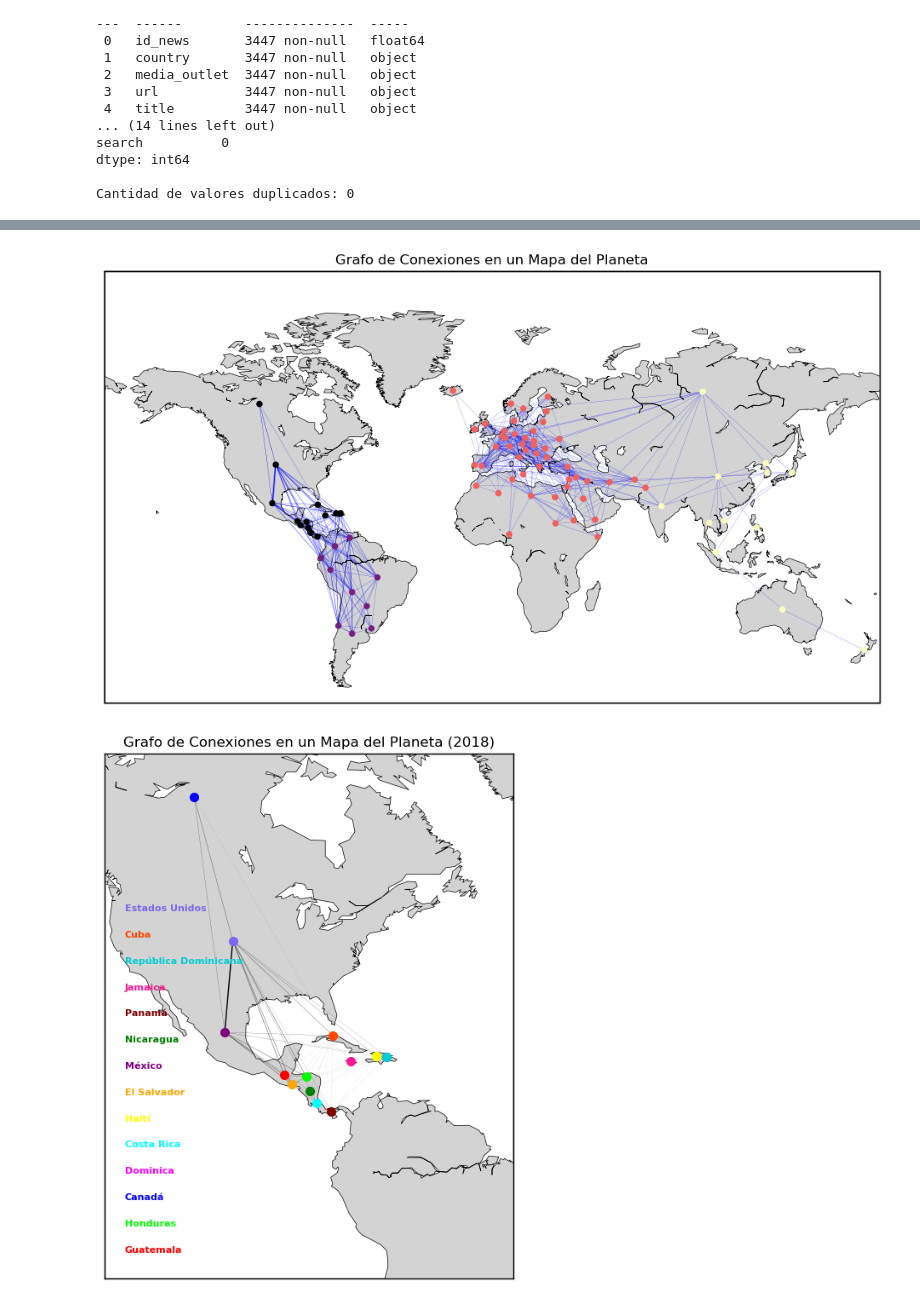
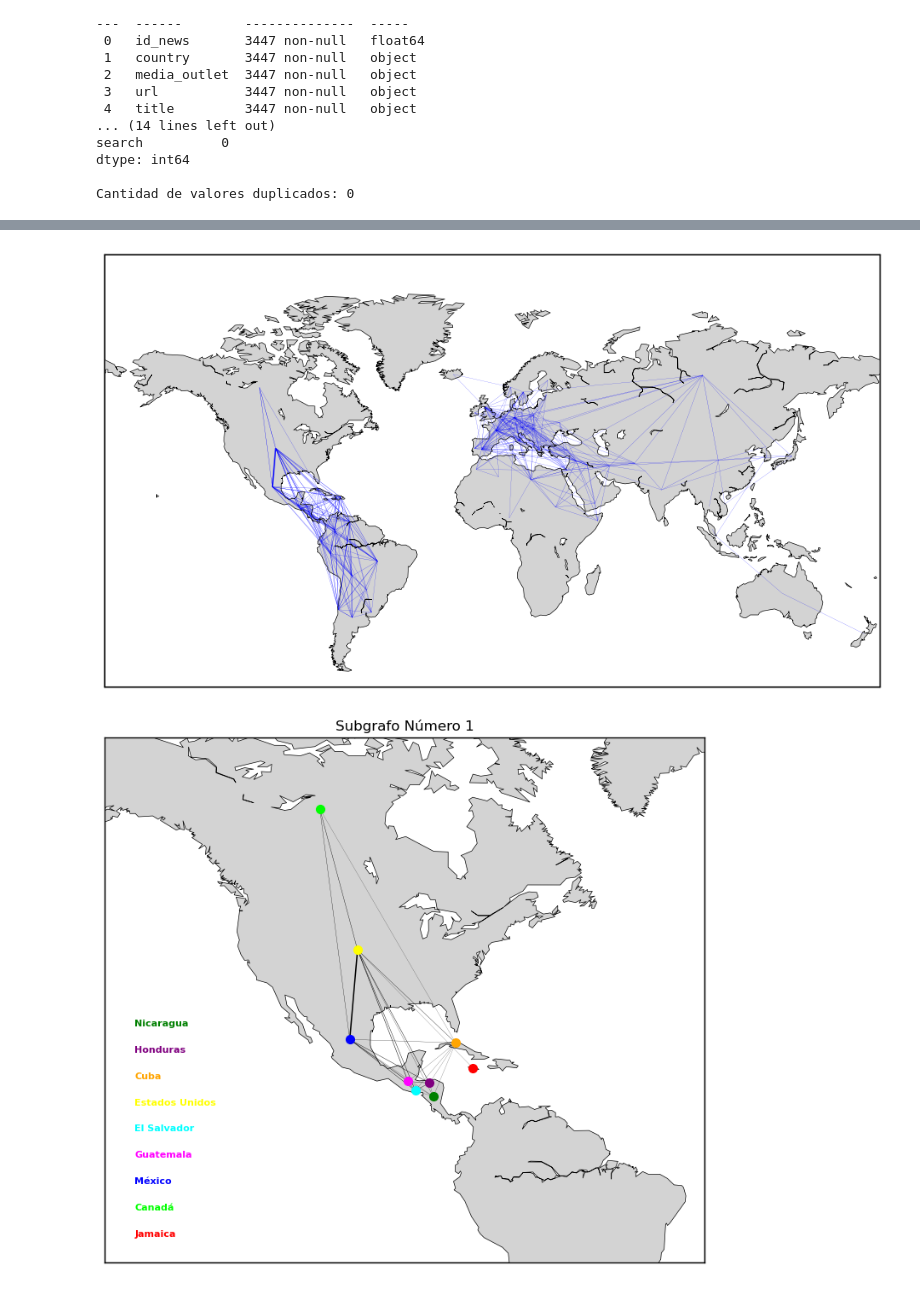
Before and after one commit to cristian-cmyk4/Noticias-de-prensa-Chilenas, a Jupyter notebook: Proyecto_INFO343.ipynb, the cells around one changed output, grey strips where cells are left out. Drawn from its saved outputs; the diff is of its cells as text; code cells hidden in the pictures.

```diff
--- a/Proyecto_INFO343.ipynb
+++ b/Proyecto_INFO343.ipynb
@@ -111,4 +185,12 @@ for elemento1, elemento2, elemento3 in zip(paises_data,gentilicios,gentilicios_p
 # %%
+## Agregamos nuestra lista de países al dataset
 dataset['pais'] = paises_unicos
+
+## Mantenemos las filas que tengas mas de un país en la columnas de los países
 dataset = dataset[dataset['pais'].apply(lambda x: len(x) > 1)]
+
+## Filtramos la fecha desde el 2016 al 2021
+dataset = dataset[(dataset['date'].dt.year >=2016) & (dataset['date'].dt.year<=2021)]
+
+## Creamos un nuevo dataframe que tendrá solo la columna del id de la noticia y los países mencionados
 df_network = dataset[['id_news','pais']]
@@ -149,16 +260,25 @@ Una vez construido el grafo principal, se identificaron los pares de países que
 # %%
+## Creamos un nuevo grafo
 G_map = nx.Graph()
+
+# Guardamos los paises mencionaods
 pais_location = []
+
+#Extramos los pesos del grafo anterior
 weights = nx.get_edge_attributes(G, "weight")
 
-edges = heapq.nlargest(1000, weights.items(), key=lambda x: x[1])
+##Obtenemos las conexiones
+edges = heapq.nlargest(5000, weights.items(), key=lambda x: x[1])
+
+## Caculamos el promedio de los pesos y la media
+prom_weight = np.mean([weight for edge, weight in edges])
+median_weight = np.median([weight for edge, weight in edges])
+
+#Filtramos los países que tengan una distancia menos a 5000kilometros y tengan un peso mayor a 5
 for edge, weight in edges:
     pais1, pais2 = edge
     distancia = geodesic((coordenadas[pais2][0], coordenadas[pais2][1]), (coordenadas[pais1][0], coordenadas[pais1][1])).kilometers
-    #print(f"{pais1} - {pais2}, {weight}, {distancia}")
     if distancia < 5000 and weight>5 :
         G_map.add_edge(pais1, pais2, weight=weight)
         pais_location.append([pais1,pais2])
-    if weight<5:
-        break
 # %%
@@ -200,12 +328,9 @@ for comunidad in comunidades:
     subgrafo = G_map.subgraph(comunidad)
     subgrafos.append(subgrafo)
 # %%
+## Ahora similar al mapa anterior, visualizamos el grafo pero ahora dividiendo las comunidades por colores
+
 fig = plt.figure(figsize=(12, 8))
-
-delta = 20
-#m = Basemap(projection='mill', llcrnrlat=lat_prom-delta, urcrnrlat=lat_prom+delta,
- #           llcrnrlon=lon_prom-delta, urcrnrlon=lon_prom+delta, resolution='c')
-
 m = Basemap(projection='mill', llcrnrlat=-60, urcrnrlat=90, llcrnrlon=-180, urcrnrlon=180, resolution='c')
 m.drawcoastlines(linewidth=0.5)
 m.fillcontinents(color='lightgray', lake_color='white')
@@ -217,18 +342,13 @@ pos = {}
 for country in coordenadas:
     x, y = m(coordenadas[country][1], coordenadas[country][0])
     pos[country] = (x, y)
-    #m.plot(x, y, 'ro', markersize=5)
 
 weights = list(labels.values())
 max_weight = max(weights)
 normalized_weights = [(weight / max_weight)+0.1 for weight in weights]
 
 nx.draw_networkx_edges(G_map, pos, width=normalized_weights, alpha=1, edge_color='b', arrows=False)
-nx.draw_networkx_nodes(G_map, pos, node_color=[grupos[nodo] for nodo in G_map.nodes()], cmap='magma',node_size=20)
-#nx.draw_networkx_labels(G_map, pos, font_size=8, font_weight='bold')
-
-plt.title("Grafo de Conexiones en un Mapa del Planeta")
-plt.show()
+plt.savefig('paises_grafos3.png', dpi=300, bbox_inches='tight')
 # %% [output]
-[figure, old version]
+[figure, new version]
 # %%
@@ -241,55 +362,56 @@ colores = ['#FF0000', '#00FF00', '#0000FF', '#FF00FF', '#00FFFF', '#FFFF00', '#F
            '#4B0082', '#800080', '#8B008B', '#000080', '#00008B', '#1E90FF', '#00BFFF', '#008080',
            '#00FF7F', '#32CD32', '#9ACD32', '#FF0000', '#FF69B4']
 # %%
+# Ahora visualizamos la comunidad creada en América del Norte y América Central
 fig = plt.figure(figsize=(12, 8))
-import matplotlib.colors as mcolors
 
+# Visualizamos la primera componente
 graph = 0
 
+## Calculamos la latitud y longitud promedio de los países en el primero subgrafo
 lat_prom = np.mean([coordenadas[country][0] for country in comunidades[graph]])
 lon_prom = np.mean([coordenadas[country][1] for country in comunidades[graph]])
 
+## Designamos el lugar que se visualizará en el mapa
 delta_lat = 45
-delta_lon = 40
+delta_lon = 60
 m = Basemap(projection='mill', llcrnrlat=lat_prom-delta_lat, urcrnrlat=lat_prom+delta_lat,
             llcrnrlon=lon_prom-delta_lon, urcrnrlon=lon_prom+delta_lon, resolution='c')
 
 m.drawcoastlines(linewidth=0.5)
 m.fillcontinents(color='lightgray', lake_color='white')
 m.drawmapboundary(fill_color='white')
 
-labels = nx.get_edge_attributes(subgrafos[graph], 'weight')
-
-
-
 pos = {}
 for country ,color in zip(comunidades[graph], colores):
     x, y = m(coordenadas[country][1], coordenadas[country][0])
     pos[country] = (x, y)
     m.plot(x, y, 'o', markersize=7, color=color)
 
+labels = nx.get_edge_attributes(subgrafos[graph], 'weight')
 weights = list(labels.values())
 max_weight = max(weights)
-normalized_weights = [weight / max_weight for weight in weights]
+normalized_weights = [(weight / max_weight)+0.1 for weight in weights]
 
 nx.draw_networkx_edges(subgrafos[graph], pos, width=normalized_weights, alpha=1, edge_color='black', arrows=False)
 
+#Designamos el lugar donde irán las etiquetas
 corner_x = 0.05
 corner_y = 0.05
 offset_x = 0.0
 offset_y = 0.05
 
 # Agregar etiquetas de los países en la esquina
 for country, color in zip(comunidades[graph], colores):
     x, y = m(coordenadas[country][1], coordenadas[country][0])
     plt.annotate(country, xy=(x, y), xytext=(corner_x, corner_y),
                  textcoords='axes fraction', color=color, fontsize=8, fontweight='bold')
     corner_y += offset_y
     corner_x += offset_x
 
-plt.title("Grafo de Conexiones en un Mapa del Planeta (2018)")
+plt.title("Subgrafo Número 1")
 plt.show()
 # %% [output]
-[figure, old version]
+[figure, new version]
 # %%
 fig = plt.figure(figsize=(12, 8))
```
Also changed, not shown: parts of 38 cells of this notebook, 5 other files.
